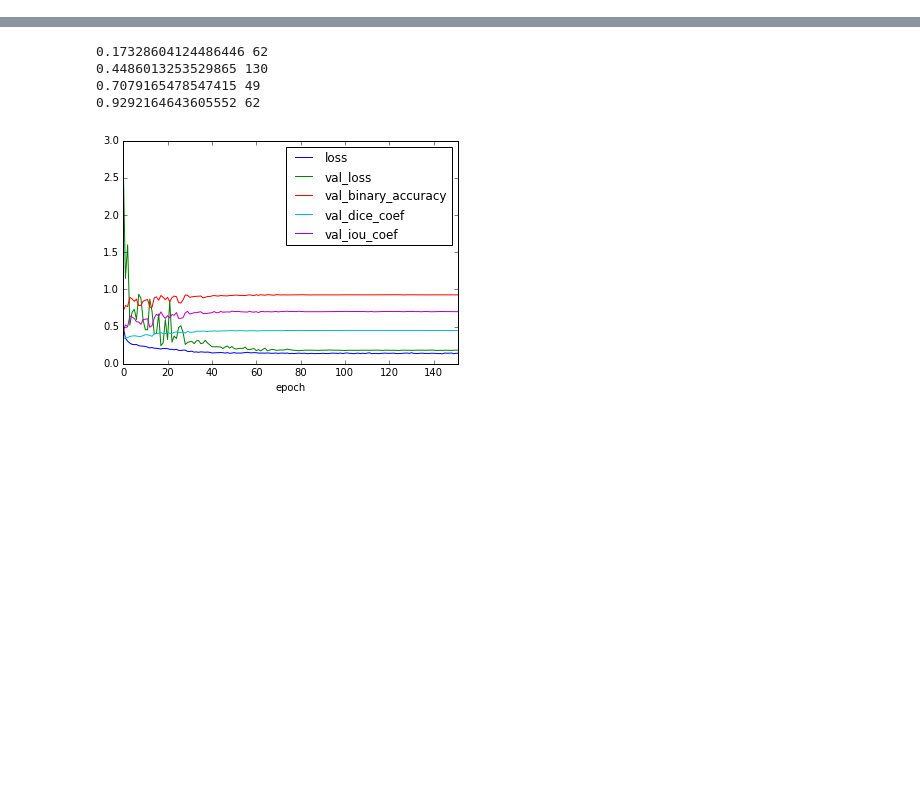
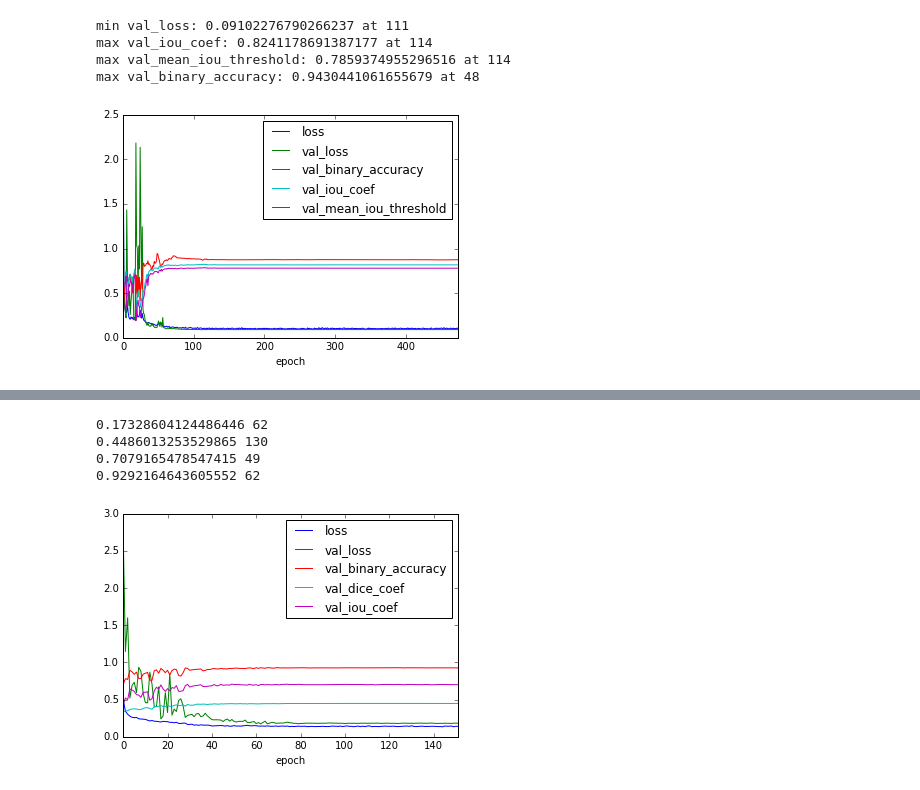
Before and after one commit to yusuke0324/tgs-salt-identification, a Jupyter notebook: vis_log.ipynb, the cells around one changed output, grey strips where cells are left out. Cells and saved outputs as stored; diff of their text form; code cells hidden in the pictures; blank space fills up the shorter version.

```diff
--- a/vis_log.ipynb
+++ b/vis_log.ipynb
@@ -34,0 +50,17 @@ def show_train_params(dir_name):
+# %%
+log1 = show_log('2018_0808_2341', col=['epoch','loss', 'val_loss', 'val_binary_accuracy','val_iou_coef', 'val_mean_iou_threshold'], show_params=False)
+print('min val_loss: {} at {}'.format(np.min(log1.val_loss), np.argmin(log1.val_loss)))
+# print('max val_dice_coef: {} at {}'.format(np.max(log1.val_dice_coef), np.argmax(log1.val_dice_coef)))
+print('max val_iou_coef: {} at {}'.format(np.max(log1.val_iou_coef), np.argmax(log1.val_iou_coef)))
+print('max val_mean_iou_threshold: {} at {}'.format(np.max(log1.val_mean_iou_threshold), np.argmax(log1.val_mean_iou_threshold)))
+print('max val_binary_accuracy: {} at {}'.format(np.max(log1.val_binary_accuracy), np.argmax(log1.val_binary_accuracy)))
+# deeplab mobilenet
+# loss = bce
+# no depth
+# optimizer : defaut adam
+# %% [output]
+min val_loss: 0.09102276790266237 at 111
+max val_iou_coef: 0.8241178691387177 at 114
+max val_mean_iou_threshold: 0.7859374955296516 at 114
+max val_binary_accuracy: 0.9430441061655679 at 48
+[figure, added]
```
Also changed, not shown: parts of 5 cells of this notebook, 6 other files.
